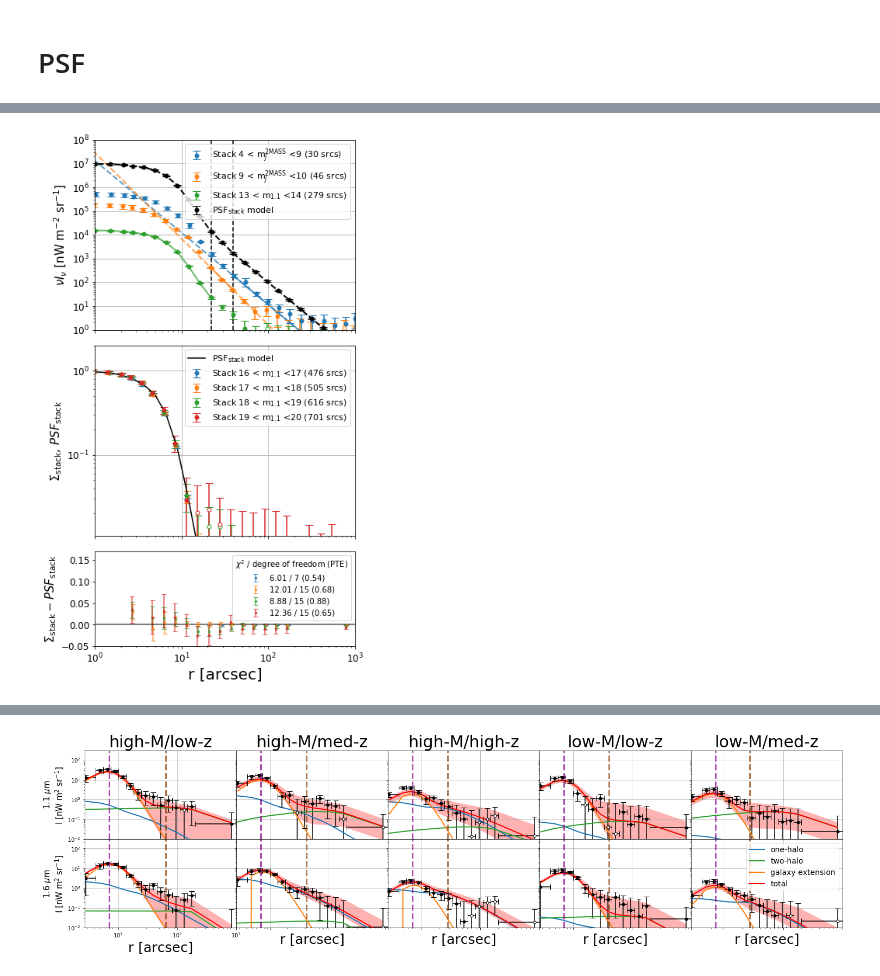
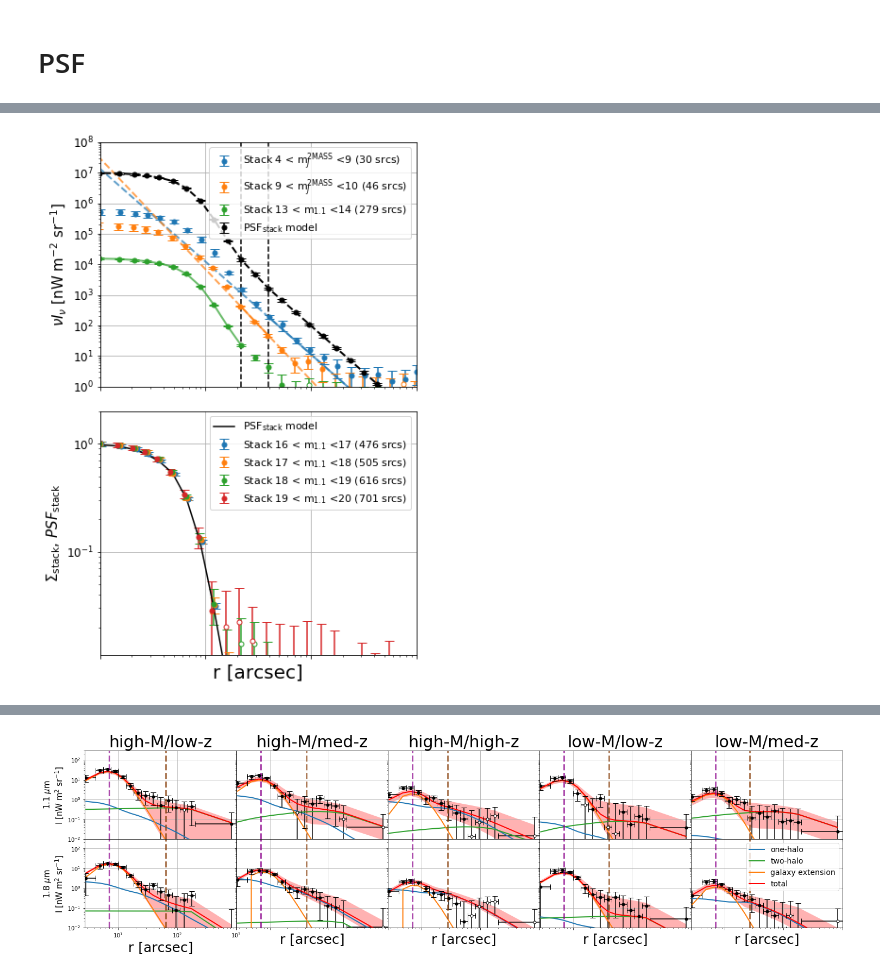
Before and after one commit to yuntingcheng/python_ciber, a Jupyter notebook: stack_modelfit/paperfigs.ipynb, the cells around one changed output, grey strips where cells are left out. Cells and saved outputs as stored; diff of their text form; code cells hidden in the pictures.

```diff
--- a/stack_modelfit/paperfigs.ipynb
+++ b/stack_modelfit/paperfigs.ipynb
@@ -151,7 +151,7 @@ for inst in [1,2]:
     ax[0][0].set_ylabel('I [nW m$^2$ sr$^{-1}$]', fontsize=15)
     ax[0][0].set_title('1.1 $\mu$m, %s, '%fieldnamedict[ifield] \
                        + 'mag bin #2', fontsize=15)
-    ax[0][1].set_title('1.6 $\mu$m, %s, '%fieldnamedict[ifield] \
+    ax[0][1].set_title('1.8 $\mu$m, %s, '%fieldnamedict[ifield] \
                        + 'mag bin #2', fontsize=15)
     ax[0][1].legend(fontsize=12)
     ax[0][inst-1].axvline(66, c='saddlebrown', lw=3, alpha=0.7,ls='--')
@@ -585,11 +634,10 @@ plt.savefig('plots/paperfig/bins_hist.pdf', dpi = 100, bbox_inches='tight')
 from psfsynth import *
 import matplotlib.gridspec as gridspec
 
-fig = plt.figure(figsize=[6,12])
-gs = gridspec.GridSpec(3, 1, height_ratios=[2,2,1])
+fig = plt.figure(figsize=[6,10])
+gs = gridspec.GridSpec(2, 1, height_ratios=[1,1])
 ax0= plt.subplot(gs[0])
 ax1 = plt.subplot(gs[1], sharex = ax0)
-ax2 = plt.subplot(gs[2], sharex = ax0)
 inst = 1
 ifield = 8
 
@@ -666,59 +714,37 @@ for im,(m_min, m_max) in enumerate(zip(magbindict['m_min'],magbindict['m_max']))
                                                            profdat[0]['comb']['hit'],
                                                           Nsubbin_head=Nsubbin_head)
     fname = mypaths['alldat'] + 'TM'+ str(inst) +\
      '/psfdata_synth_ps_%s_%d_%d_gaia_match_svm.pkl'%(fieldnamedict[ifield],m_min, m_max)
     with open(fname, "rb") as f:
         profdatg = pickle.load(f)
-    plot_err_log(profdatg['rbins']*(0.97-im*0.01),
+    plot_err_log(profdatg['rbins']*(1.045-im*0.03),#*(0.94+im*0.04),
                  profdatg['profcb']/profdatg['profcb'][0],
                  profdatg['profcb_err']/profdatg['profcb'][0],
                  ax=ax1, color='C'+str(im), plot_xerr=False,
                  label=r'Stack %d < m$_{\rm 1.1}$ <%d (%d srcs)'%(m_min, m_max,profdatg['Nsrc']))
 
-    prof, cov, profsub, covsub = profile_cov_normalize(profdatg['profcb'],
-                                                       profdatg['cov'],
-                                                       profdatg['profhit'],
-                                                      Nsubbin_head=Nsubbin_head)
-    rerr = np.sqrt(np.diag(covsub+psfcovsub))
-    D = (profsub - psfsub).reshape(1,-1)
-    U,s,VT = np.linalg.svd(covsub+psfcovsub)
-    Cinv = VT.T@np.diag(1/s)@U.T
-    chi2 = (D@Cinv@D.T) * (64 - len(profsub) - 2) / (64 - 1)
-    pte = scipy.stats.distributions.chi2.sf(chi2, len(profsub))
-    ax2.errorbar(r_arr*(0.97-im*0.01), profsub - psfsub, rerr,
-                       fmt ='.', color='C'+str(im), capsize=3, markersize=5, alpha=0.7,
-               label='%.2f / %d (%.2f)' %(chi2,len(profsub),pte))
-ax2.axhline(0,c='k',lw=2,alpha=0.5)
 ax0.set_ylabel(r'$\nu I_\nu$ [nW m$^{-2}$ sr$^{-1}$]',fontsize=15)
 ax0.legend(fontsize=11,loc=1)
-# ax0.set_ylim([1e-1,1e6])
 ax0.set_ylim([1e0,1e8])
 ax0.tick_params(labelsize=12)
 ax0.grid()
 
 ax1.loglog(profdat['rbins'], psf, 'k-',label=r'PSF$_{\rm stack}$ model')
 ax1.grid()
 ax1.legend(fontsize=11)
 ax1.set_ylim([1.1e-2,2])
 ax1.set_xlim([5e-1,40])
 ax1.set_xlim([1e0,1e3])
 ax1.tick_params(labelsize=12)
 ax1.set_ylabel(r'$\Sigma_{\rm stack}$, $PSF_{\rm stack}$', fontsize=15)
+ax1.set_xlabel('r [arcsec]', fontsize=20)
 
-ax2.set_xscale('log')
-ax2.legend(loc=1, fontsize=10,title=r'$\chi^2$ / degree of freedom (PTE)')
-ax2.set_xlim([1e0,1e3])
-ax2.set_ylim([-0.05,0.17])
-ax2.tick_params(labelsize=12)
-ax2.set_xlabel('r [arcsec]', fontsize=20)
-ax2.set_ylabel(r'$\Sigma_{\rm stack}-PSF_{\rm stack}$', fontsize=15)
 ax0.tick_params(axis='x',labelbottom=False)
 ax1.tick_params(axis='x',labelbottom=False)
 plt.subplots_adjust(hspace=0.1)
-# fig.savefig('plots/paperfig/PSF.pdf', dpi = 150, bbox_inches='tight')
-fig.savefig('plots/paperfig/PSF.png', dpi = 150, bbox_inches='tight')
+fig.savefig('plots/paperfig/PSF.pdf', dpi = 150, bbox_inches='tight')
 # %% [output]
-[figure, old version]
+[figure, new version]
 # %%
 from psfsynth import *
 import matplotlib.gridspec as gridspec
```
Also changed, not shown: parts of 23 cells of this notebook, 4 other files.
